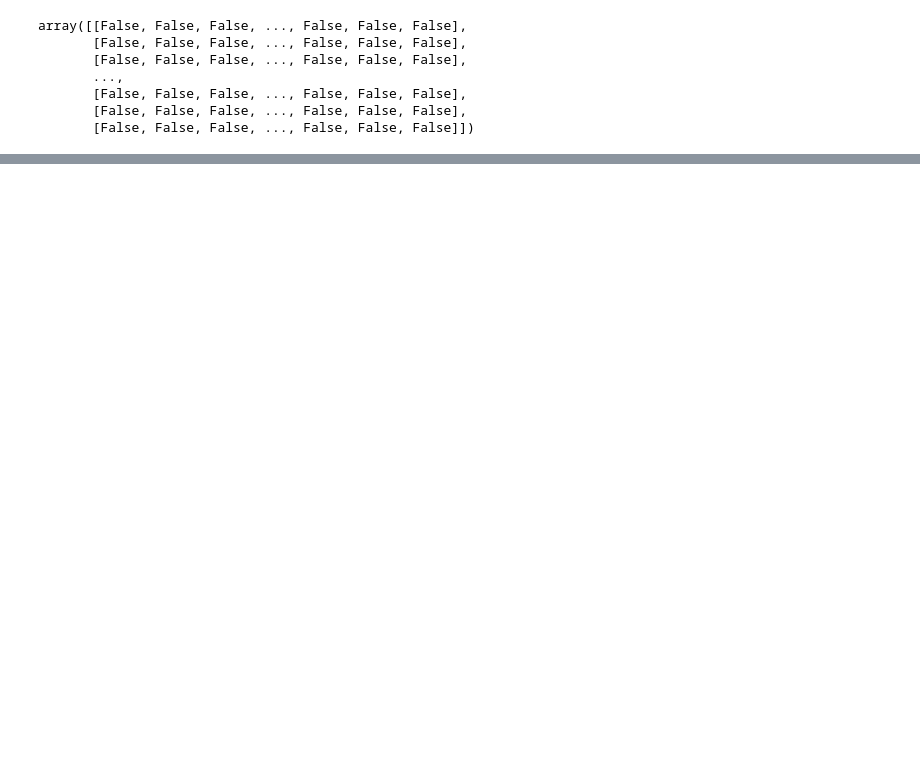
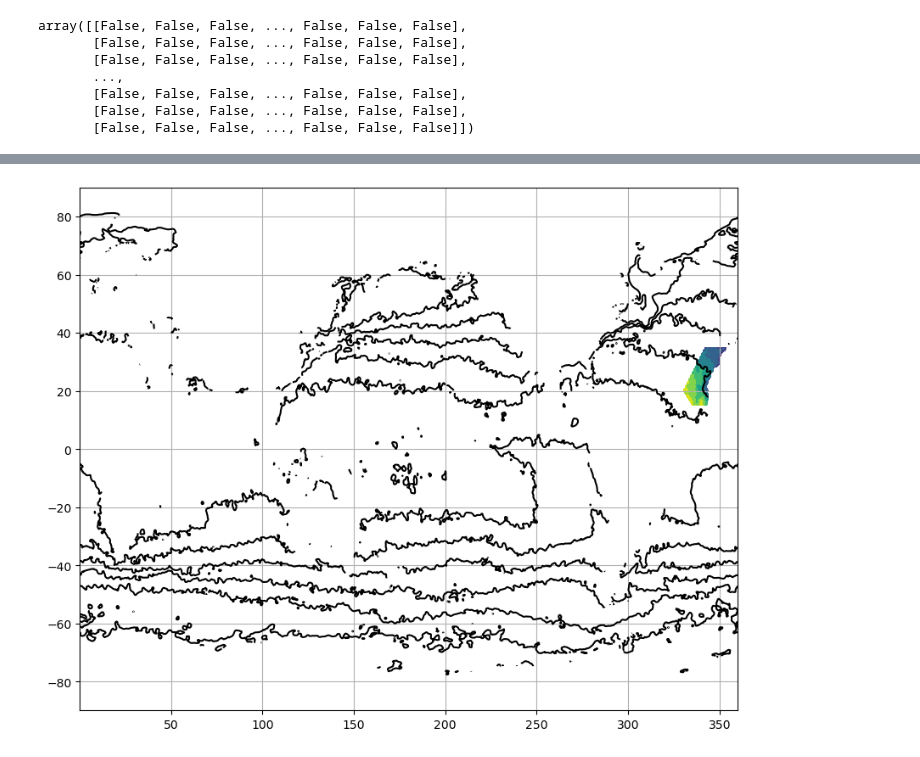
Before and after one commit to PedroVelez/SSTGlobalAnalysis, a Jupyter notebook: Mejoras/CreateMask.ipynb, the cells around one changed output, grey strips where cells are left out. Cells and saved outputs as stored; diff of their text form; code cells hidden in the pictures; blank space fills up the shorter version.

```diff
--- a/Mejoras/CreateMask.ipynb
+++ b/Mejoras/CreateMask.ipynb
@@ -62,0 +112,7 @@ masked_da.plot()
+# %%
+fig, ax = plt.subplots(1, 1 , figsize=(10,8))
+ax.contour(DS.lon,DS.lat,DS.sst[-1,:,:],colors='k',levels=np.arange(0,35,5))
+ax.contourf(masked_ds.lon,masked_ds.lat,masked_ds.sst[-1,:,:],)
+ax.grid()
+# %% [output]
+[figure, added]
```
Also changed, not shown: parts of 13 cells of this notebook, 5 other files.
